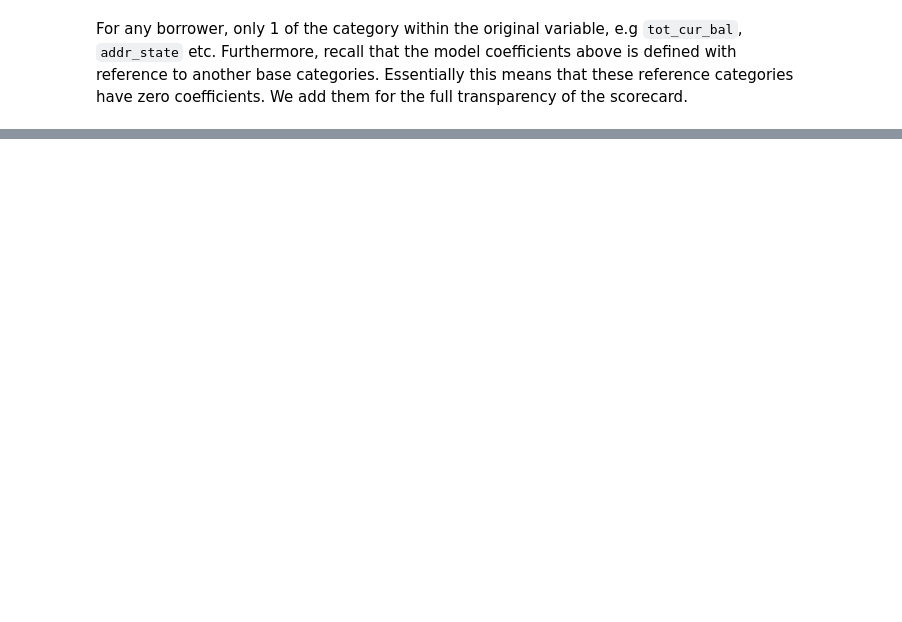
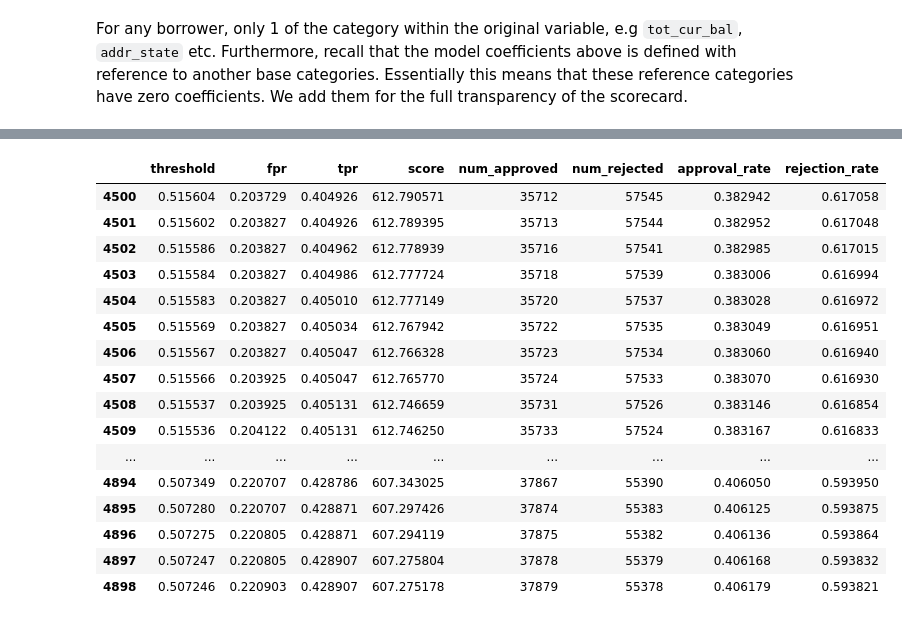
Before and after one commit to oozsoy/credit_risk_modeling, a Jupyter notebook: PD_Model_Validation.ipynb, the cells around one changed output, grey strips where cells are left out. Drawn from its saved outputs; the diff is of its cells as text; code cells hidden in the pictures; blank space fills up the shorter version.

```diff
--- a/PD_Model_Validation.ipynb
+++ b/PD_Model_Validation.ipynb
@@ -577,0 +657,62 @@ model_df
+# %%
+# Setting a cut-off score
+
+def get_cutoffs(model_df, thresholds, fpr, tpr, min_score = 300, max_score = 850):
+
+    """
+    model_df: pd.DataFrame() with all the model coefficients,
+              including coefficients of the reference variables
+    """
+
+    model_df = model_df.copy()
+    model_df.reset_index(inplace = True)
+
+    # variable names in the input df are of the form 'variable_name:category'
+    model_df['original_variable'] = model_df.Variable.str.split(':').str[0]
+
+    min_sum_of_coeff = model_df.groupby('original_variable')['Coefficient'].min().sum()
+    max_sum_of_coeff = model_df.groupby('original_variable')['Coefficient'].max().sum()
+
+    cutoffs_df = pd.concat([pd.DataFrame(thresholds), pd.DataFrame(fpr), pd.DataFrame(tpr)], axis = 1)
+
+    cutoffs_df.columns = ["threshold", "fpr", "tpr"]
+
+    # replace the first row with the maximum possible threshold
+    cutoffs_df.loc[0, "threshold"] = 1
+
+    cutoffs_df["score"] = ((np.log(cutoffs_df["threshold"]/(1 -cutoffs_df["threshold"])) - min_sum_of_coeff) * (max_score - min_score) / (max_sum_of_coeff - min_sum_of_coeff)) + min_score
+
+    return cutoffs_df
+# %%
+cutoff_df = get_cutoffs(model_df, thresholds, fpr, tpr)
+# %%
+def num_approved(prob):
+
+    return np.where(val_preds_df['yhat_proba']>=prob, 1, 0).sum()
+# %%
+cutoff_df['num_approved'] = cutoff_df.threshold.apply(num_approved)
+
+cutoff_df['num_rejected'] = val_preds_df.shape[0] - cutoff_df['num_approved']
+
+cutoff_df['approval_rate'] = cutoff_df['num_approved'] / val_preds_df.shape[0]
+cutoff_df['rejection_rate'] = cutoff_df['num_rejected'] / val_preds_df.shape[0]
+# %%
+cutoff_df[4500:5300]
+# %% [output]
+|  | threshold | fpr | tpr | score | num_approved | num_rejected | approval_rate | rejection_rate |
+| 4500 | 0.515604 | 0.203729 | 0.404926 | 612.790571 | 35712 | 57545 | 0.382942 | 0.617058 |
+| 4501 | 0.515602 | 0.203827 | 0.404926 | 612.789395 | 35713 | 57544 | 0.382952 | 0.617048 |
+| 4502 | 0.515586 | 0.203827 | 0.404962 | 612.778939 | 35716 | 57541 | 0.382985 | 0.617015 |
+| 4503 | 0.515584 | 0.203827 | 0.404986 | 612.777724 | 35718 | 57539 | 0.383006 | 0.616994 |
+| 4504 | 0.515583 | 0.203827 | 0.405010 | 612.777149 | 35720 | 57537 | 0.383028 | 0.616972 |
+| 4505 | 0.515569 | 0.203827 | 0.405034 | 612.767942 | 35722 | 57535 | 0.383049 | 0.616951 |
+| 4506 | 0.515567 | 0.203827 | 0.405047 | 612.766328 | 35723 | 57534 | 0.383060 | 0.616940 |
+| 4507 | 0.515566 | 0.203925 | 0.405047 | 612.765770 | 35724 | 57533 | 0.383070 | 0.616930 |
+| 4508 | 0.515537 | 0.203925 | 0.405131 | 612.746659 | 35731 | 57526 | 0.383146 | 0.616854 |
+| 4509 | 0.515536 | 0.204122 | 0.405131 | 612.746250 | 35733 | 57524 | 0.383167 | 0.616833 |
+| ... | ... | ... | ... | ... | ... | ... | ... | ... |
+| 4894 | 0.507349 | 0.220707 | 0.428786 | 607.343025 | 37867 | 55390 | 0.406050 | 0.593950 |
+| 4895 | 0.507280 | 0.220707 | 0.428871 | 607.297426 | 37874 | 55383 | 0.406125 | 0.593875 |
+| 4896 | 0.507275 | 0.220805 | 0.428871 | 607.294119 | 37875 | 55382 | 0.406136 | 0.593864 |
+| 4897 | 0.507247 | 0.220805 | 0.428907 | 607.275804 | 37878 | 55379 | 0.406168 | 0.593832 |
+| 4898 | 0.507246 | 0.220903 | 0.428907 | 607.275178 | 37879 | 55378 | 0.406179 | 0.593821 |
```
Also changed, not shown: parts of 18 cells of this notebook.
